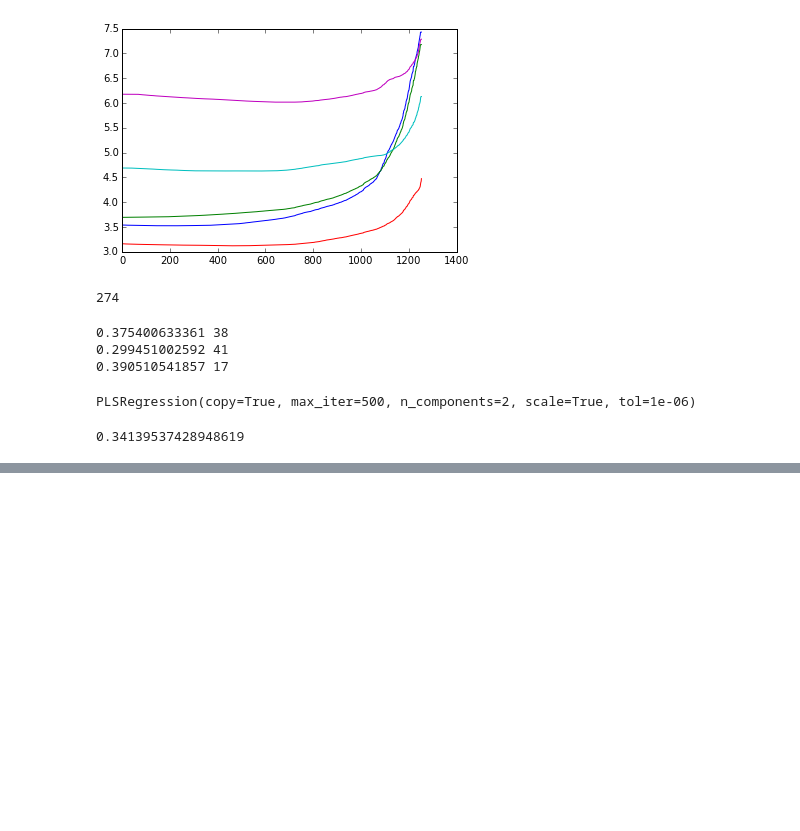
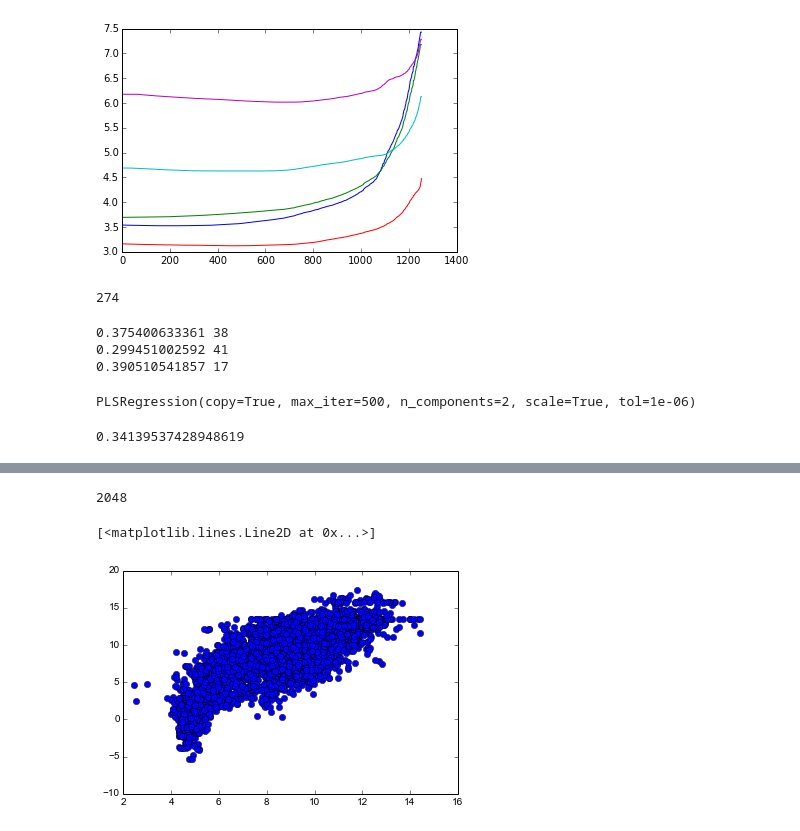
Before and after one commit to dkoes/qsar-tools, a Jupyter notebook: qsar.ipynb, the cells around one changed output, grey strips where cells are left out. Saved outputs shown, nothing was run; the diff lists cells and outputs as text; code cells hidden in the pictures; blank space fills up the shorter version.

```diff
--- a/qsar.ipynb
+++ b/qsar.ipynb
@@ -204,0 +278,18 @@ lars.score(x,y)
+# %%
+k = 5
+method = ElasticNetCV(cv=k,n_jobs=-1)
+method.fit(x,y)
+a = method.alpha_
+kf = KFold(len(y), n_folds=k,shuffle=True)
+retfit = []
+retunfit = []
+for train,test in kf:
+    xtrain = x[train]
+    ytrain = y[train]
+    xtest = x[test]
+    ytest = y[test]
+    l = ElasticNet(alpha=a)
+    l.fit(xtrain,ytrain)
+    p1 = l.predict(xtrain)
+    p2 = l.predict(xtest)
+    print l.score(xtrain,ytrain),l.score(xtest,ytest),np.corrcoef(p1,ytrain)[0,1],np.corrcoef(p2,ytest)[0,1]
@@ -271,0 +411,12 @@ plt.ylim(0,1)
+# %%
+p = pl
+# %% [output]
+2048
+# %%
+pls = PLSRegression(11)
+pls.fit(x,y)
+p = pls.predict(x)
+plt.plot(y,p,'o')
+# %% [output]
+[<matplotlib.lines.Line2D at 0x...>]
+[figure, added]
```
Also changed, not shown: parts of 31 cells of this notebook, 1 other file.
